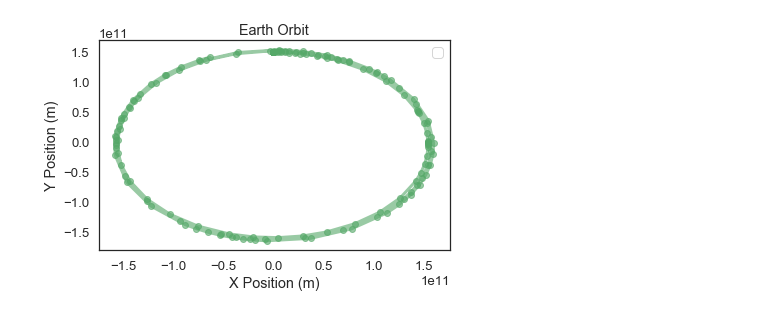
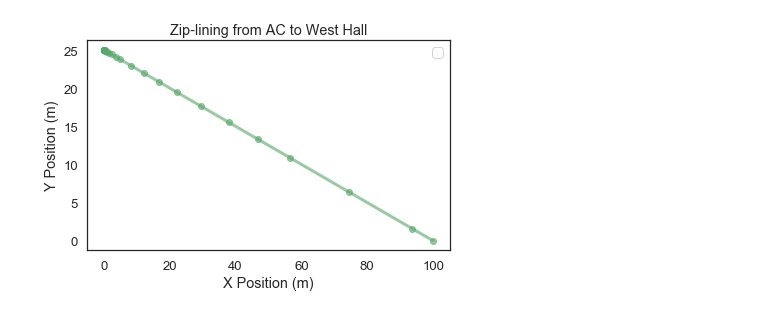
Before and after one commit to sdaitzman/ModSimPy, a Jupyter notebook: code/Project 3.ipynb, the cells around one changed output. Cells and saved outputs as stored; diff of their text form; code cells hidden in the pictures.

```diff
--- a/code/Project 3.ipynb
+++ b/code/Project 3.ipynb
@@ -61,0 +81,5 @@ system = System(init=init,
+# %%
+def drag_force(rho, v, area, cd):
+  direction= -v.hat()
+  drag = (1/2) * rho * v.mag**2 *area * cd
+  return direction * drag
@@ -62,24 +129,5 @@ system = System(init=init,
 # %%
-def universal_grav(state, system):
-    """Calculates gravitational force for arbitrary objects"""
+def event_func(state, t, system):
     x, y, vx, vy = state
-    unpack(system)
-
     position = Vector(x, y)
-
-    mag = G * m_sun * m_earth / position.mag ** 2
-    direction = -position.hat()
-
-    force = direction * mag
-
-    return force
+    return position.mag - z.mag
-# %%
-def slope_func(state, t, system):
-    x, y, vx, vy = state
-    unpack(system)
-
-    v = Vector(vx, vy)
-    force = universal_grav(state, system)
-    a = force / m_earth
-
-    return vx, vy, a.x, a.y
@@ -91,8 +134,3 @@ print(vx, vy, ax, ay)
-# %%
-def event_func(state, t, system):
-    x, y, vx, vy = state
-    position = Vector(x, y)
-    return position.mag - system.r_final
 # %%
 event_func(init, 0, system)
 # %% [output]
@@ -100,10 +138,8 @@ event_func(init, 0, system)
 # %%
-results, details = run_ode_solver(system, slope_func, method='LSODA')
-results.index /= 60 * 60 * 24
-# results.r *= (0.000621371 / 1000)
-plot(results.x, results.y, 'go-')
-decorate(title='Earth Orbit',
+results, details = run_ode_solver(system, slope_func, events=event_func, method='LSODA')
+plot(results.x, results.y - z.y.magnitude, 'go-')
+decorate(title='Zip-lining from AC to West Hall',
          xlabel='X Position (m)',
          ylabel='Y Position (m)')
 # %% [output]
-[figure, old version]
+[figure, new version]
```
Also changed, not shown: parts of 21 cells of this notebook.
